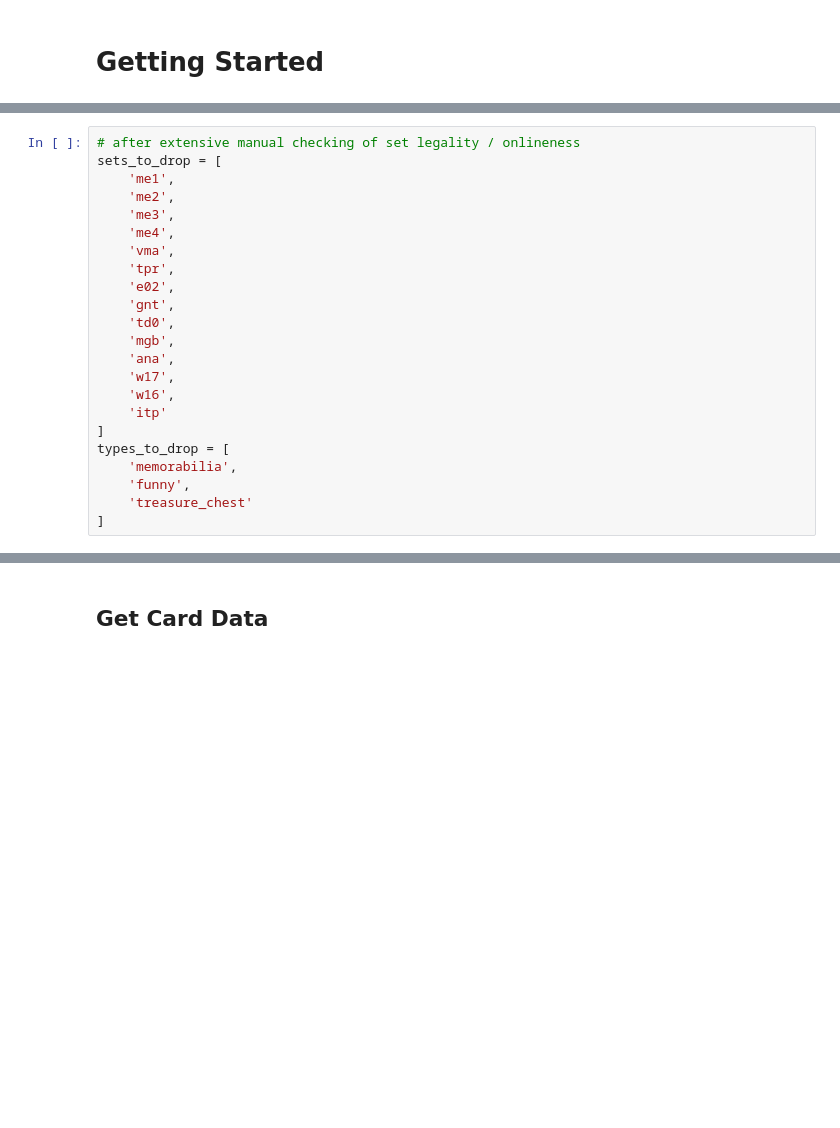
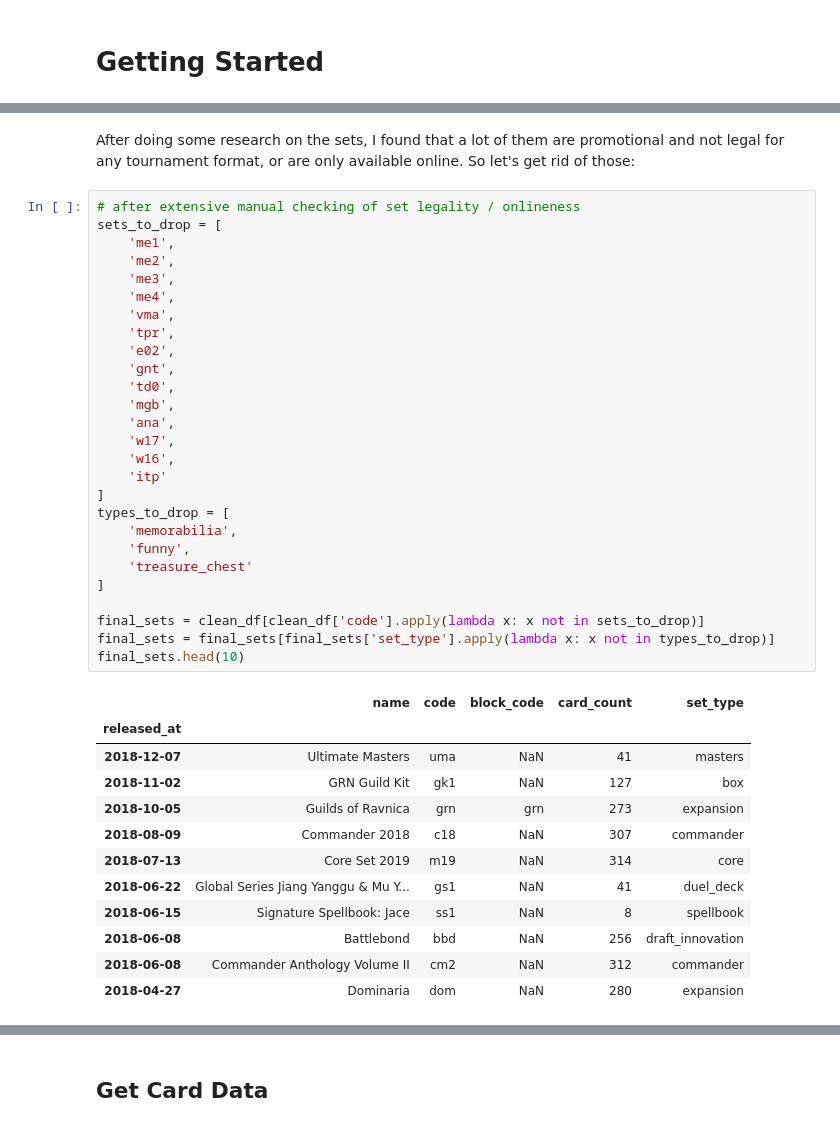
Before and after one commit to alexgcuevas/mystic-speculation, a Jupyter notebook: scrape/Scraping Scratchpad.ipynb, the cells around one changed output, grey strips where cells are left out. Cells and saved outputs as stored; diff of their text form; blank space fills up the shorter version.

```diff
--- a/scrape/Scraping Scratchpad.ipynb
+++ b/scrape/Scraping Scratchpad.ipynb
@@ -36,23 +69,42 @@ array(['masters', 'box', 'expansion', 'commander', 'memorabilia',
+# %% [markdown]
+After doing some research on the sets, I found that a lot of them are promotional and not legal for any tournament format, or are only available online. So let's get rid of those:
 # %%
 # after extensive manual checking of set legality / onlineness
 sets_to_drop = [
     'me1',
     'me2',
     'me3',
     'me4',
     'vma',
     'tpr',
     'e02',
     'gnt',
     'td0',
     'mgb',
     'ana',
     'w17',
     'w16',
     'itp'
 ]
 types_to_drop = [
     'memorabilia',
     'funny',
     'treasure_chest'
 ]
+
+final_sets = clean_df[clean_df['code'].apply(lambda x: x not in sets_to_drop)]
+final_sets = final_sets[final_sets['set_type'].apply(lambda x: x not in types_to_drop)]
+final_sets.head(10)
+# %% [output]
+|  | name | code | block_code | card_count | set_type |
+| released_at |  |  |  |  |  |
+| 2018-12-07 | Ultimate Masters | uma | NaN | 41 | masters |
+| 2018-11-02 | GRN Guild Kit | gk1 | NaN | 127 | box |
+| 2018-10-05 | Guilds of Ravnica | grn | grn | 273 | expansion |
+| 2018-08-09 | Commander 2018 | c18 | NaN | 307 | commander |
+| 2018-07-13 | Core Set 2019 | m19 | NaN | 314 | core |
+| 2018-06-22 | Global Series Jiang Yanggu & Mu Y... | gs1 | NaN | 41 | duel_deck |
+| 2018-06-15 | Signature Spellbook: Jace | ss1 | NaN | 8 | spellbook |
+| 2018-06-08 | Battlebond | bbd | NaN | 256 | draft_innovation |
+| 2018-06-08 | Commander Anthology Volume II | cm2 | NaN | 312 | commander |
+| 2018-04-27 | Dominaria | dom | NaN | 280 | expansion |
```
Also changed, not shown: parts of 14 cells of this notebook, 1 other file.
